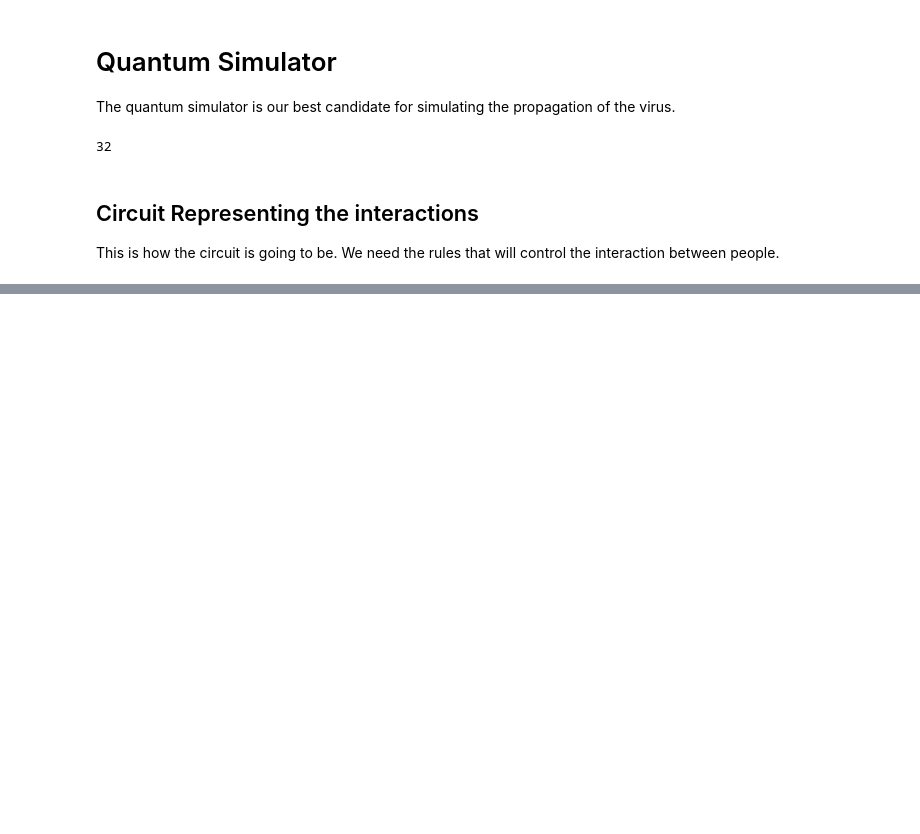
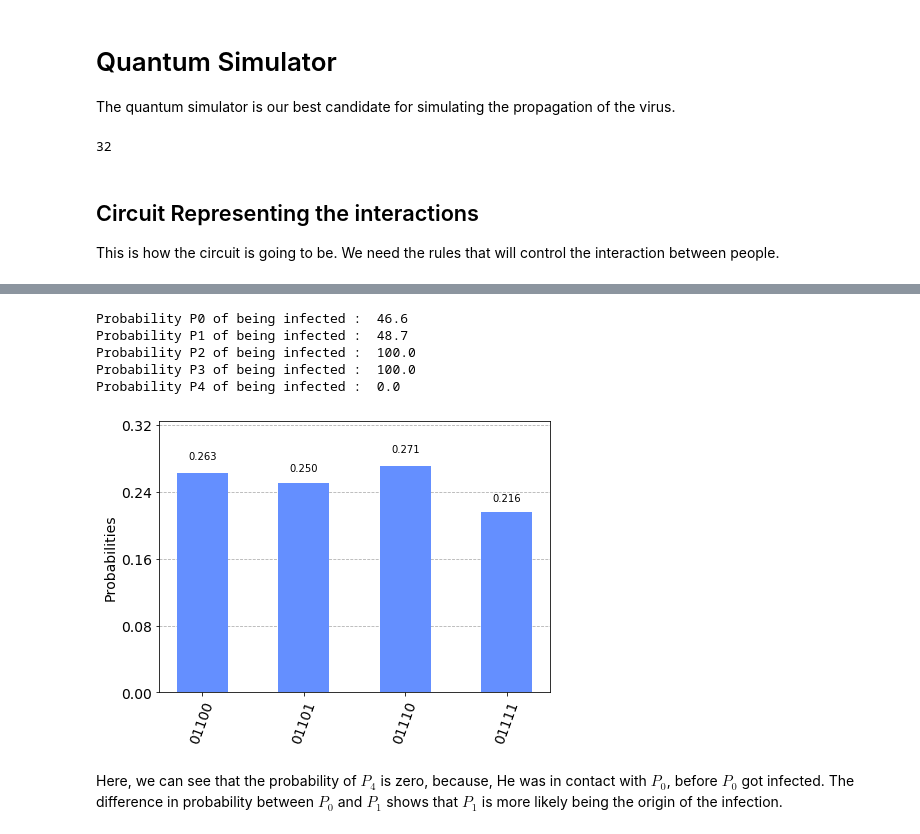
Before and after one commit to Alden-G878/contact_tracer, a Jupyter notebook: proposals/Proposal- Jhon.ipynb, the cells around one changed output, grey strips where cells are left out. Drawn from its saved outputs; the diff is of its cells as text; code cells hidden in the pictures; blank space fills up the shorter version.

```diff
--- a/proposals/Proposal- Jhon.ipynb
+++ b/proposals/Proposal- Jhon.ipynb
@@ -82,0 +125,29 @@ circuit.draw('mpl')
+# %%
+from qiskit import Aer
+backend = Aer.get_backend('qasm_simulator')
+shots = 1000
+job = qk.execute(circuit,backend,shots = shots)
+
+def probability_infected(results,qubit,shots):
+    #Remember the qubits are counted from right to left, that means q0 position is -1
+    one = 0
+    for key,count in results.items():
+        if key[-(qubit + 1)] == '1':
+            one += count
+    return 100*(one / shots)
+# %%
+from qiskit.visualization import plot_histogram
+results = job.result().get_counts()
+people = 5
+for person in range(people):
+    print("Probability P{} of being infected : ".format(person),round(probability_infected(results,person,shots),2))
+plot_histogram(results)
+# %% [output]
+Probability P0 of being infected :  46.6
+Probability P1 of being infected :  48.7
+Probability P2 of being infected :  100.0
+Probability P3 of being infected :  100.0
+Probability P4 of being infected :  0.0
+[figure, added]
+# %% [markdown]
+Here, we can see that the probability of $P_4$ is zero, because, He was in contact with $P_0$, before $P_0$ got infected. The difference in probability between $P_0$ and $P_1$ shows that $P_1$ is more likely being the origin of the infection.
```
Also changed, not shown: parts of 6 cells of this notebook.
